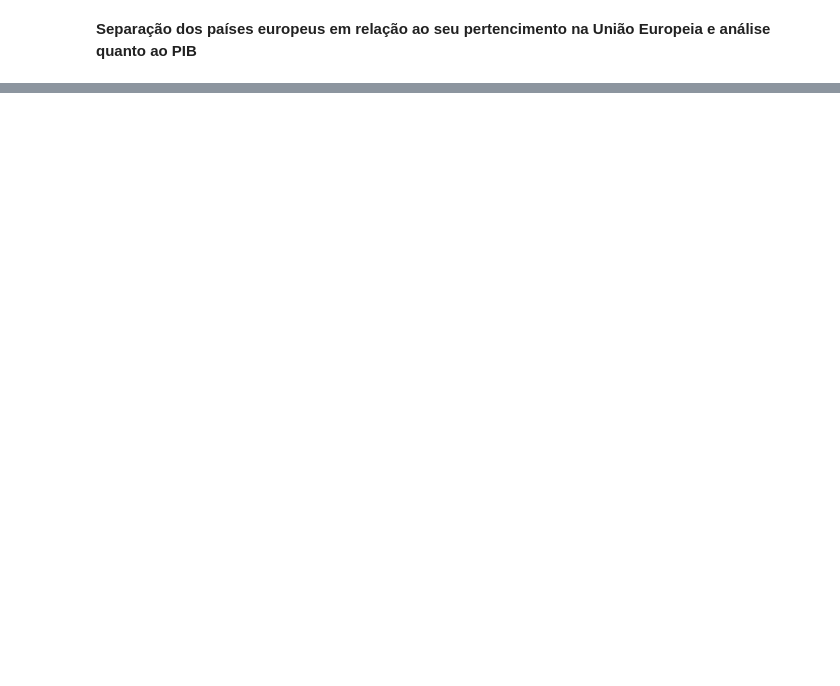
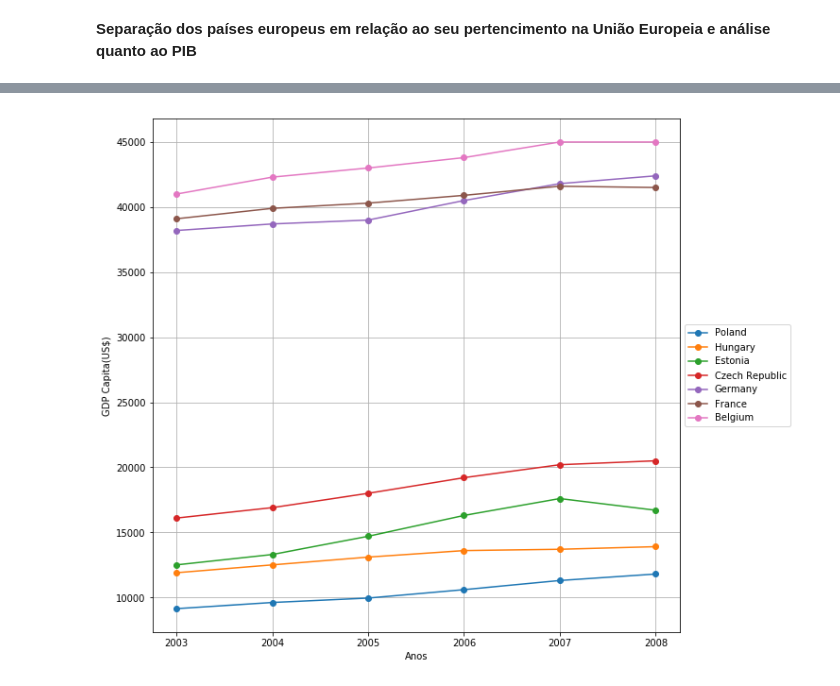
Before and after one commit to Gabrielpfm/Ciencia-dos-Dados, a Jupyter notebook: Projeto1/Gabriel_Moreira_2B.ipynb, the cells around one changed output, grey strips where cells are left out. Cells and saved outputs as stored; diff of their text form; code cells hidden in the pictures; blank space fills up the shorter version.

```diff
--- a/Projeto1/Gabriel_Moreira_2B.ipynb
+++ b/Projeto1/Gabriel_Moreira_2B.ipynb
@@ -110,0 +132,10 @@ UE_desemp
+# %%
+
+desemp_analise.loc[:,"Taxa de Desemprego"] = "Aumentou"
+for pais in desemp_analise.index:
+
+    if desemp_analise.loc[pais,2003]>desemp_analise.loc[pais,2008]:
+
+        desemp_analise.loc[pais,"Taxa de Desemprego"] = "Diminuiu"
+desemp_analise
+#Hungria País Turístico
@@ -162,0 +189,6 @@ UE_gdp
+# %%
+UE_gdp =  gdp_europe[gdp_europe.EU ==1]
+UE_gdp
+gdp_analise = UE_gdp.loc[["Poland","Hungary","Estonia","Czech Republic","Germany","France","Belgium"],[2003,2004,2005,2006,2007,2008]]
+gdp_transpose = gdp_analise.transpose()
+gdp_transpose
@@ -162,0 +203,11 @@ UE_gdp
+# %%
+plt.figure(figsize=(10,10))
+ax = plt.subplot(111)
+for pais in gdp_transpose.columns:
+    plt.plot(gdp_transpose.index,gdp_transpose[pais],"-o")
+    plt.xlabel("Anos")
+    plt.ylabel("GDP Capita(US$)")
+    ax.legend(loc='center left', bbox_to_anchor=(1, 0.5))
+    plt.grid(True)
+# %% [output]
+[figure, added]
```
Also changed, not shown: parts of 20 cells of this notebook.
